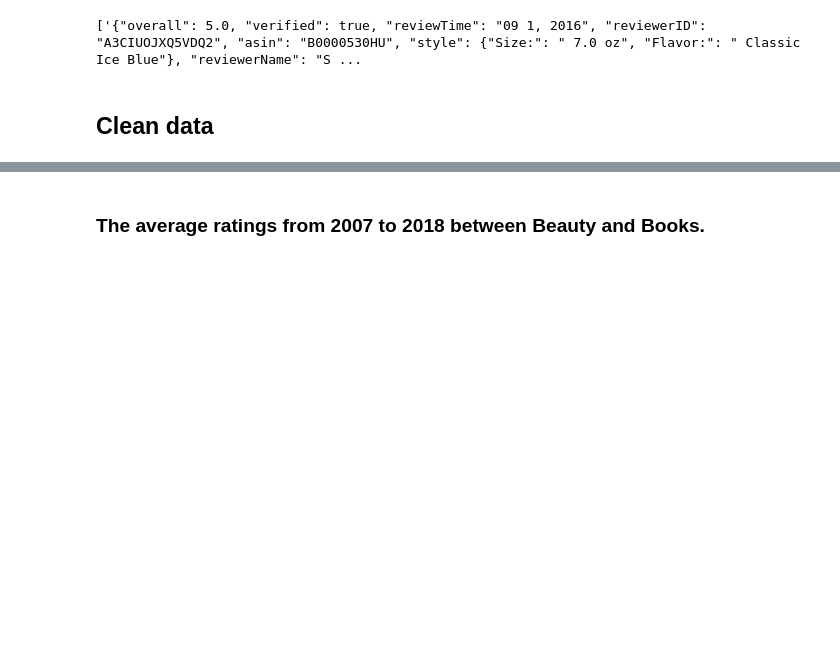
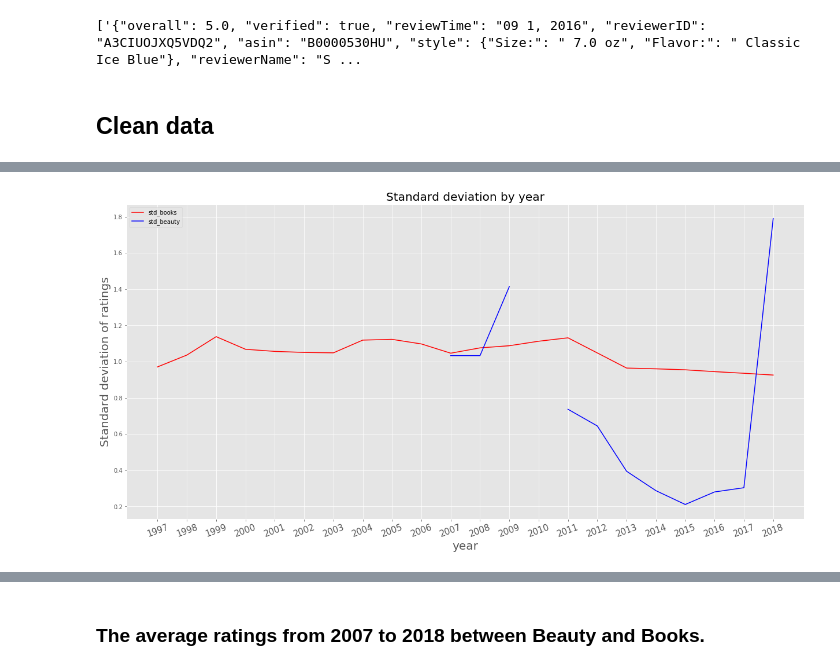
Before and after one commit to Nicole-LijuanChen/Patterns-in-Amazon-customer-ratings, a Jupyter notebook: data-cleaning.ipynb, the cells around one changed output, grey strips where cells are left out. Saved outputs shown, nothing was run; the diff lists cells and outputs as text; code cells hidden in the pictures; blank space fills up the shorter version.

```diff
--- a/data-cleaning.ipynb
+++ b/data-cleaning.ipynb
@@ -585,0 +161,14 @@ ax.set_title("Distribution of ratings in Beauty and Books")
+# %%
+#plot the average ratings by year
+fig, ax = plt.subplots(figsize=(21,10))
+ax.plot(x, by_year_merge['std_books'],color='r',label = 'std_books')
+ax.plot(x, by_year_merge['std_beauty'],color='b',label = 'std_beauty')
+ax.set_xlabel("year",fontsize=20)
+ax.set_ylabel("Standard deviation of ratings",fontsize=20)
+ax.set_xticks(x)
+ax.set_xticklabels(labels,fontsize=15,rotation=20)
+ax.set_title("Standard deviation by year",fontsize=20)
+ax.legend()
+plt.savefig('images/standard_deviaton_plot.png')
+# %% [output]
+[figure, added]
```
Also changed, not shown: parts of 74 cells of this notebook, 3 other files.
